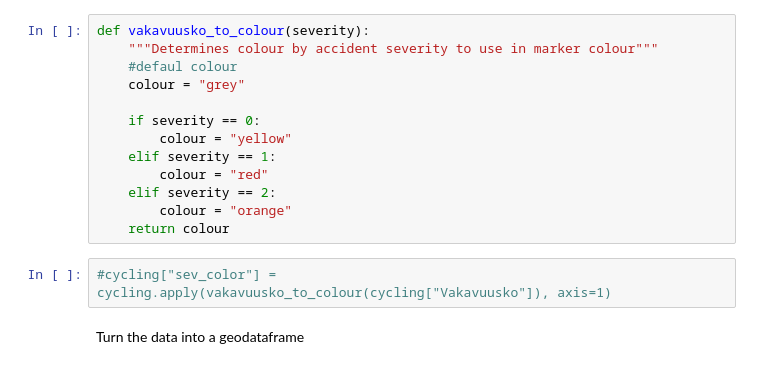
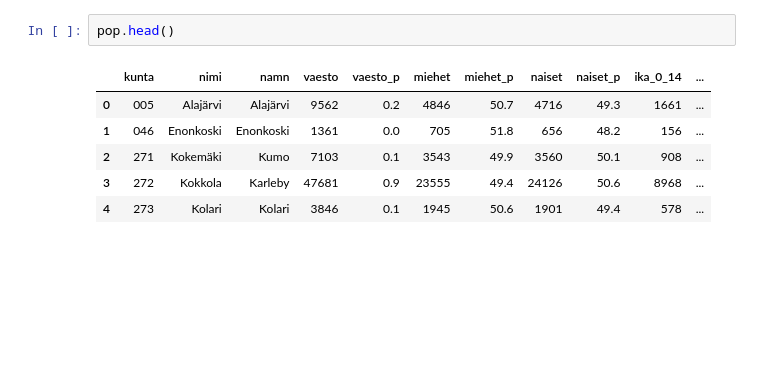
Before and after one commit to AutoGIS-2020/exercise-5-amiett, a Jupyter notebook: Problem1-Copy1.ipynb, the cells around one changed output. Saved outputs shown, nothing was run; the diff lists cells and outputs as text; blank space fills up the shorter version.

```diff
--- a/Problem1-Copy1.ipynb
+++ b/Problem1-Copy1.ipynb
@@ -63,17 +18,9 @@ cycling = data.loc[data["Onluokka"]==8]
-# %%
-def vakavuusko_to_colour(severity):
-    """Determines colour by accident severity to use in marker colour"""
-    #defaul colour
-    colour = "grey"
-
-    if severity == 0:
-        colour = "yellow"
-    elif severity == 1:
-        colour = "red"
-    elif severity == 2:
-        colour = "orange"
-    return colour
-# %%
-#cycling["sev_color"] = cycling.apply(vakavuusko_to_colour(cycling["Vakavuusko"]), axis=1)
-# %% [markdown]
-Turn the data into a geodataframe
+# %%
+pop.head()
+# %% [output]
+|  | kunta | nimi | namn | vaesto | vaesto_p | miehet | miehet_p | naiset | naiset_p | ika_0_14 | ... |
+| 0 | 005 | Alajärvi | Alajärvi | 9562 | 0.2 | 4846 | 50.7 | 4716 | 49.3 | 1661 | ... |
+| 1 | 046 | Enonkoski | Enonkoski | 1361 | 0.0 | 705 | 51.8 | 656 | 48.2 | 156 | ... |
+| 2 | 271 | Kokemäki | Kumo | 7103 | 0.1 | 3543 | 49.9 | 3560 | 50.1 | 908 | ... |
+| 3 | 272 | Kokkola | Karleby | 47681 | 0.9 | 23555 | 49.4 | 24126 | 50.6 | 8968 | ... |
+| 4 | 273 | Kolari | Kolari | 3846 | 0.1 | 1945 | 50.6 | 1901 | 49.4 | 578 | ... |
```
Also changed, not shown: parts of 24 cells of this notebook, 6 other files.
